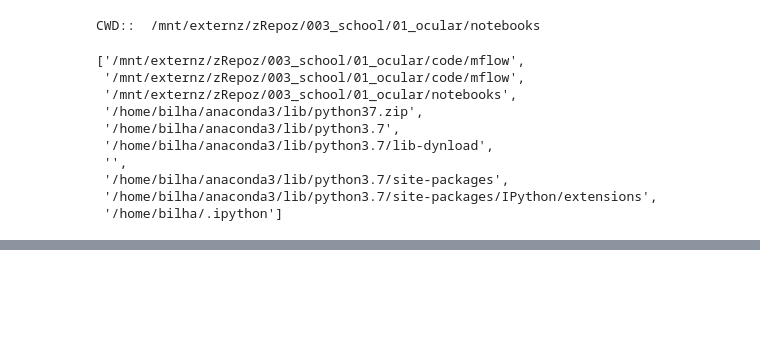
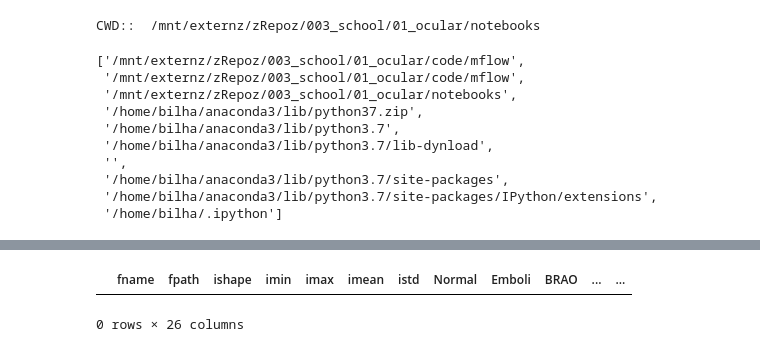
Before and after one commit to bilha-analytics/school, a Jupyter notebook: 01_ocular/notebooks/002f_refactoring.ipynb, the cells around one changed output, grey strips where cells are left out. Drawn from its saved outputs; the diff is of its cells as text; code cells hidden in the pictures; blank space fills up the shorter version.

```diff
--- a/01_ocular/notebooks/002f_refactoring.ipynb
+++ b/01_ocular/notebooks/002f_refactoring.ipynb
@@ -36,0 +59,5 @@ import utilz
+# %%
+pdstats.dframe[ (pdstats.dframe['UNDEF'] != '0.0') & (pdstats.dframe['UNDEF'] != '1.0')]
+# %% [output]
+|  | fname | fpath | ishape | imin | imax | imean | istd | Normal | Emboli | BRAO | ... | ... |
+0 rows × 26 columns
```
Also changed, not shown: parts of 6 cells of this notebook, 14 other files.
